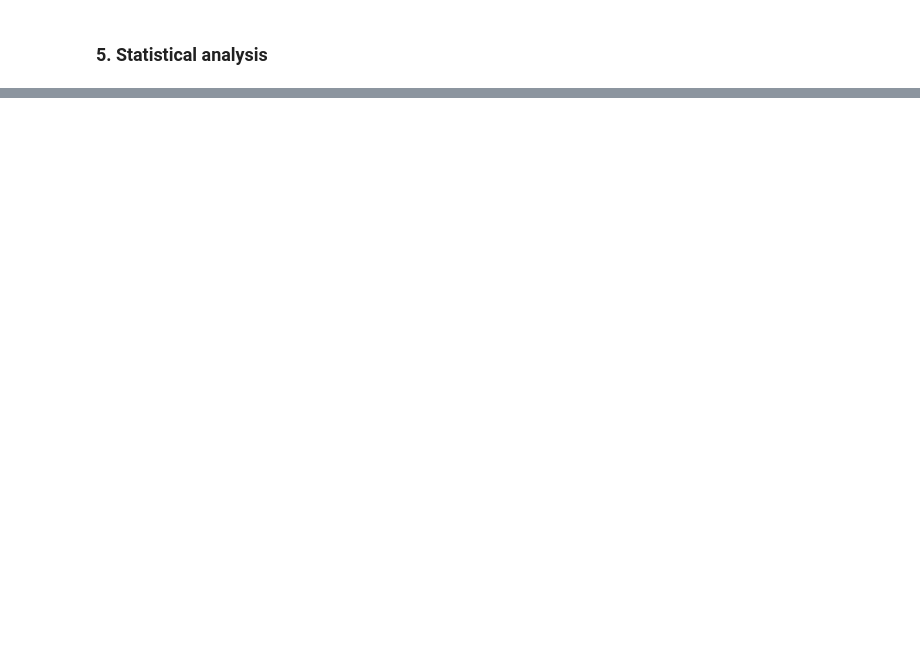
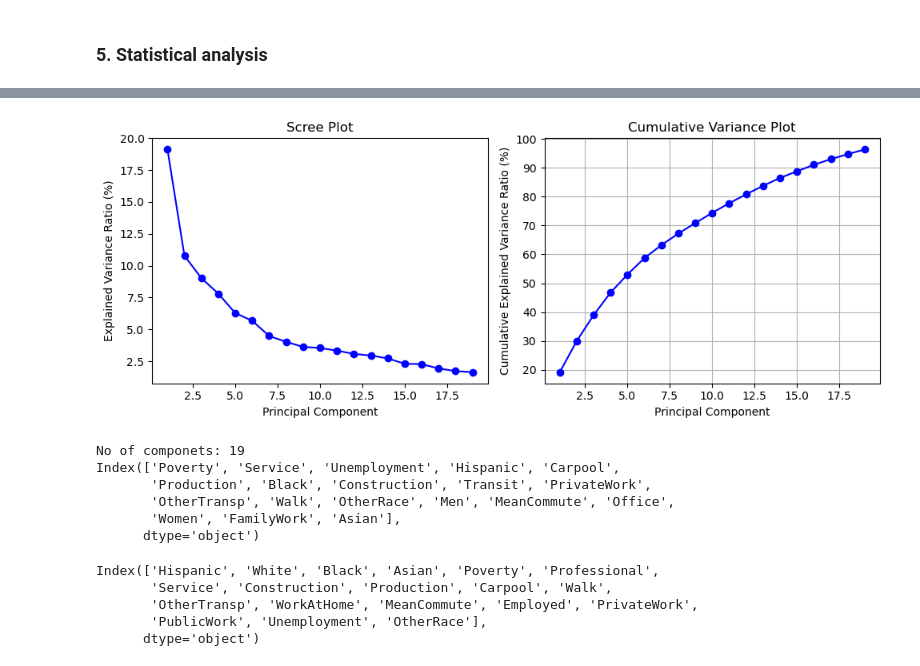
Before and after one commit to MiKueen/US-Census-Analysis, a Jupyter notebook: notebook.ipynb, the cells around one changed output, grey strips where cells are left out. Saved outputs shown, nothing was run; the diff lists cells and outputs as text; code cells hidden in the pictures; blank space fills up the shorter version.

```diff
--- a/notebook.ipynb
+++ b/notebook.ipynb
@@ -415,0 +595,6 @@ Unemployment       -0.012632     -0.063668   -0.045524      1.000000
+# %%
+X = updated_data.drop(['Income'], axis=1)
+y = updated_data['Income']
+# %%
+# apply preprocessing to the feature matrix
+X_preprocessed = preprocessor.fit_transform(X)
@@ -415,0 +603,19 @@ Unemployment       -0.012632     -0.063668   -0.045524      1.000000
+# %%
+# PCA
+pca = PCA(whiten=True)
+X_pca = pca.fit_transform(X_preprocessed)
+
+# calculate the explained variance ratio and cumulative explained variance ratio
+explained_variance_ratio = pca.explained_variance_ratio_
+cumulative_variance_ratio = np.cumsum(explained_variance_ratio)
+
+n_components = np.argmax(cumulative_variance_ratio >= 0.95) + 1 if np.sum(cumulative_variance_ratio >= 0.95) > 0 else X_pca.shape[1]
+
+# transform the feature matrix using the selected number of components
+X_pca = X_pca[:, :n_components]
+
+# get the feature indices corresponding to the selected components
+selected_indices = pca.components_[0].argsort()[::-1][:n_components]
+
+# get the feature names corresponding to the selected indices
+X_pca_selected = X.columns[selected_indices]
@@ -415,0 +647,31 @@ Unemployment       -0.012632     -0.063668   -0.045524      1.000000
+# %%
+fig, axes = plt.subplots(1, 2, figsize=(10, 4))
+
+# scree plot
+axes[0].plot(range(1, n_components + 1), explained_variance_ratio[:n_components] * 100, 'bo-')
+axes[0].set_xlabel('Principal Component')
+axes[0].set_ylabel('Explained Variance Ratio (%)')
+axes[0].set_title('Scree Plot')
+
+# cumulative variance plot
+axes[1].plot(range(1, n_components + 1), cumulative_variance_ratio[:n_components] * 100, 'bo-')
+axes[1].set_xlabel('Principal Component')
+axes[1].set_ylabel('Cumulative Explained Variance Ratio (%)')
+axes[1].set_title('Cumulative Variance Plot')
+axes[1].grid(True)
+
+# adjust spacing between subplots
+plt.tight_layout()
+plt.show()
+# %% [output]
+[figure, added]
+# %%
+print("No of componets:", n_components)
+print(X_pca_selected)
+# %% [output]
+No of componets: 19
+Index(['Poverty', 'Service', 'Unemployment', 'Hispanic', 'Carpool',
+       'Production', 'Black', 'Construction', 'Transit', 'PrivateWork',
+       'OtherTransp', 'Walk', 'OtherRace', 'Men', 'MeanCommute', 'Office',
+       'Women', 'FamilyWork', 'Asian'],
+      dtype='object')
@@ -415,0 +682,15 @@ Unemployment       -0.012632     -0.063668   -0.045524      1.000000
+# %%
+# SelectKBest
+selectKBest = SelectKBest(score_func=f_regression, k=no_of_features)
+X_kbest = selectKBest.fit_transform(X_preprocessed, y)
+
+# get the selected feature indices
+selected_indices = selectKBest.get_support(indices=True)
+X_kbest_selected = X.columns[selected_indices]
+print(X_kbest_selected)
+# %% [output]
+Index(['Hispanic', 'White', 'Black', 'Asian', 'Poverty', 'Professional',
+       'Service', 'Construction', 'Production', 'Carpool', 'Walk',
+       'OtherTransp', 'WorkAtHome', 'MeanCommute', 'Employed', 'PrivateWork',
+       'PublicWork', 'Unemployment', 'OtherRace'],
+      dtype='object')
```
Also changed, not shown: parts of 38 cells of this notebook, 1 other file.
